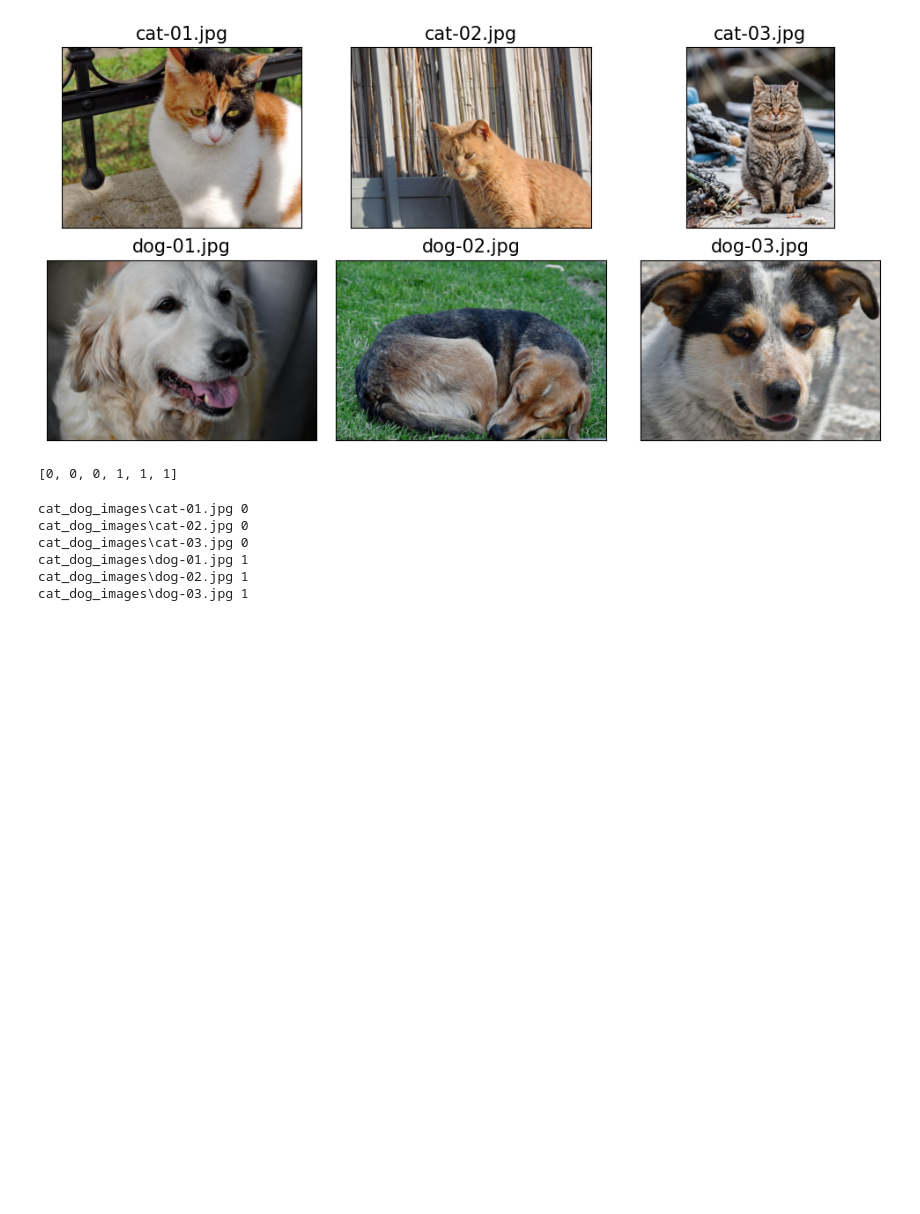
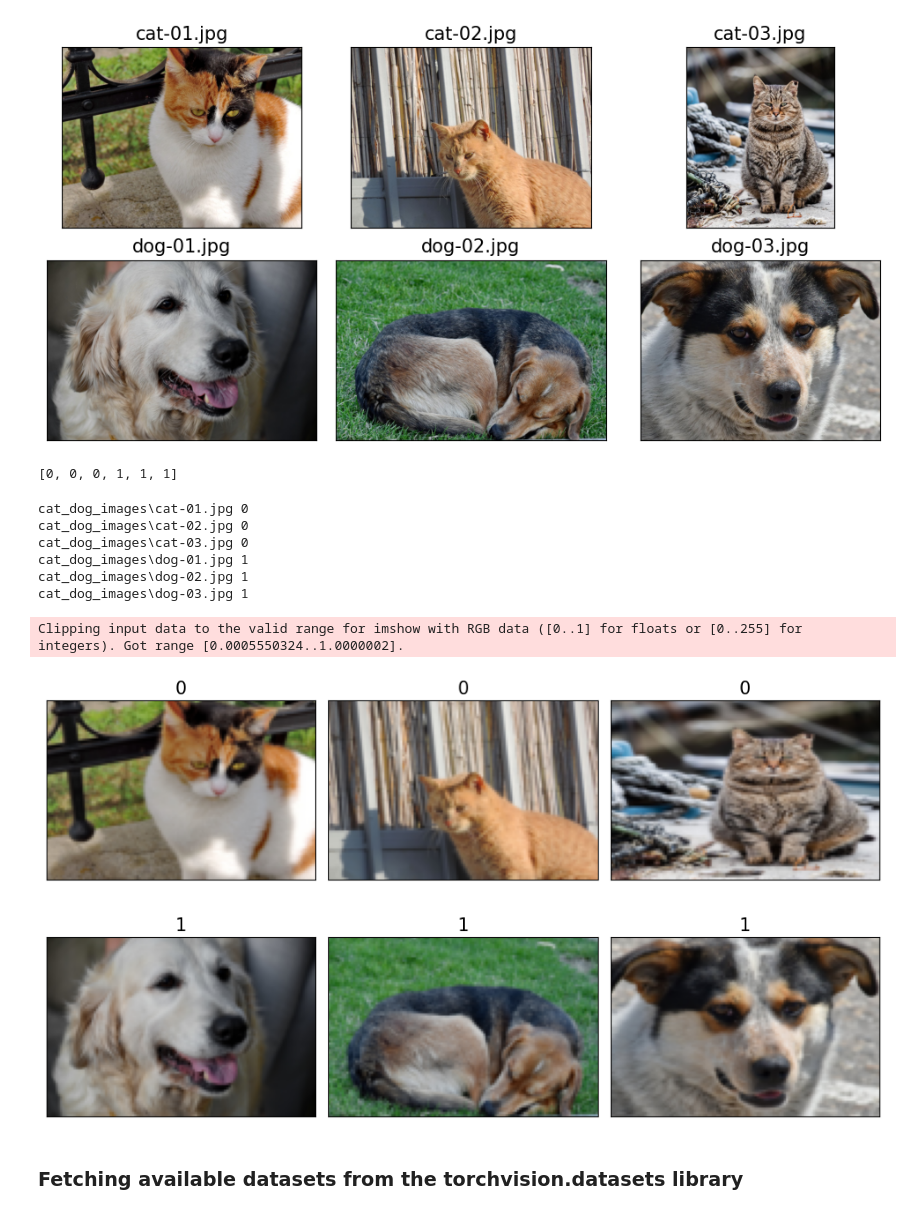
Before and after one commit to Akshaj-Kabthiyal/Data-Science-Fundamentals, a Jupyter notebook: Deep Learning/Pytorch and scikit/Chapter 12- NN with Pytorch/NN with Pytorch.ipynb, the cells around one changed output. Drawn from its saved outputs; the diff is of its cells as text; code cells hidden in the pictures; blank space fills up the shorter version.

```diff
--- a/Deep Learning/Pytorch and scikit/Chapter 12- NN with Pytorch/NN with Pytorch.ipynb
+++ b/Deep Learning/Pytorch and scikit/Chapter 12- NN with Pytorch/NN with Pytorch.ipynb
@@ -304,3 +304,33 @@ import torchvision.transforms as transforms
 img_height, img_width = 80, 120
 transform = transforms.Compose([ transforms.ToTensor(),
                                 transforms.Resize((img_height, img_width)),])
+
+class ImageDataset(Dataset):
+    def __init__(self, file_list, labels, transform=None):
+        self.file_list = file_list
+        self.labels = labels
+        self.transform = transform
+    def __getitem__(self, index):
+        img = Image.open(self.file_list[index])
+        if self.transform is not None:
+            img = self.transform(img)
+        label = self.labels[index]
+        return img, label
+    def __len__(self):
+        return len(self.labels)
+
+image_dataset = ImageDataset(file_list, labels, transform)
+# %%
+fig = plt.figure(figsize=(10, 6))
+for i, example in enumerate(image_dataset):
+    ax = fig.add_subplot(2, 3, i+1)
+    ax.set_xticks([]); ax.set_yticks([])
+    ax.imshow(example[0].numpy().transpose((1, 2, 0)))
+    ax.set_title(f'{example[1]}', size=15)
+plt.tight_layout()
+plt.show()
+# %% [output]
+Clipping input data to the valid range for imshow with RGB data ([0..1] for floats or [0..255] for integers). Got range [0.0005550324..1.0000002].
+[figure, added]
+# %% [markdown]
+### Fetching available datasets from the torchvision.datasets library
```
Also changed, not shown: parts of 25 cells of this notebook, 1 other file.
